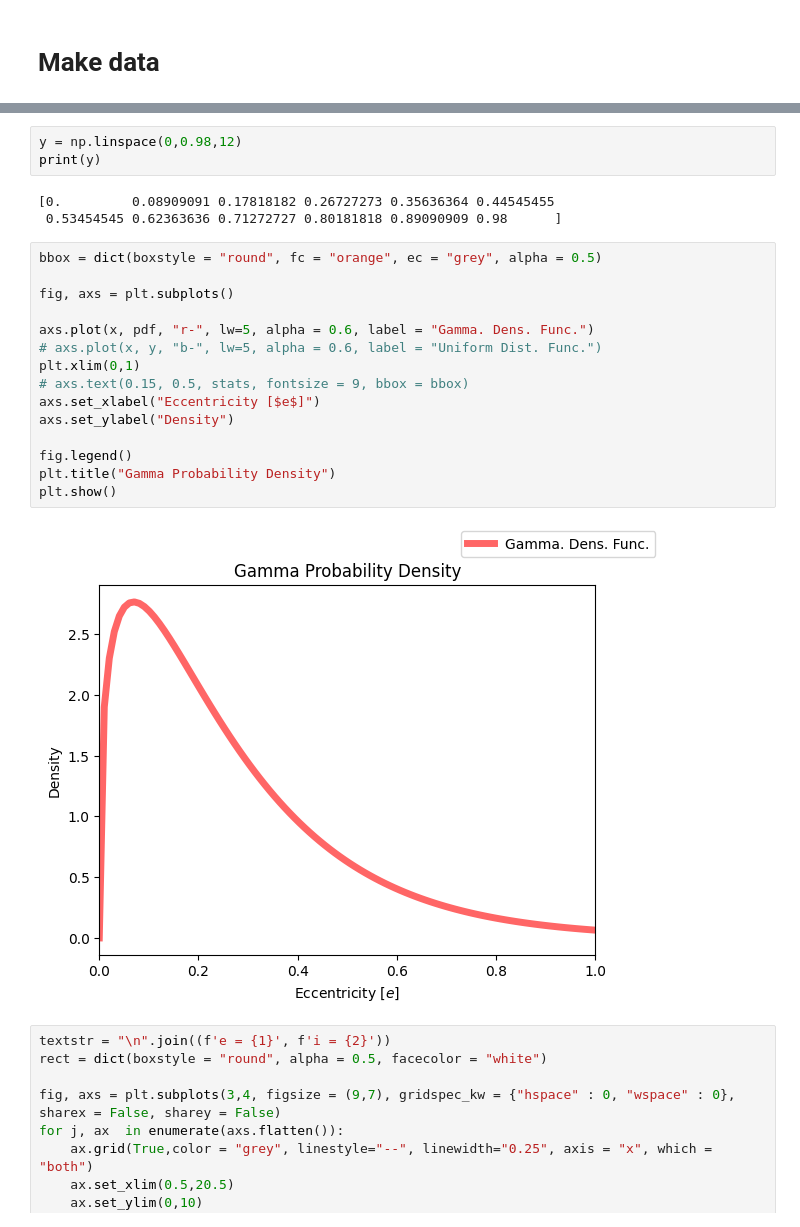
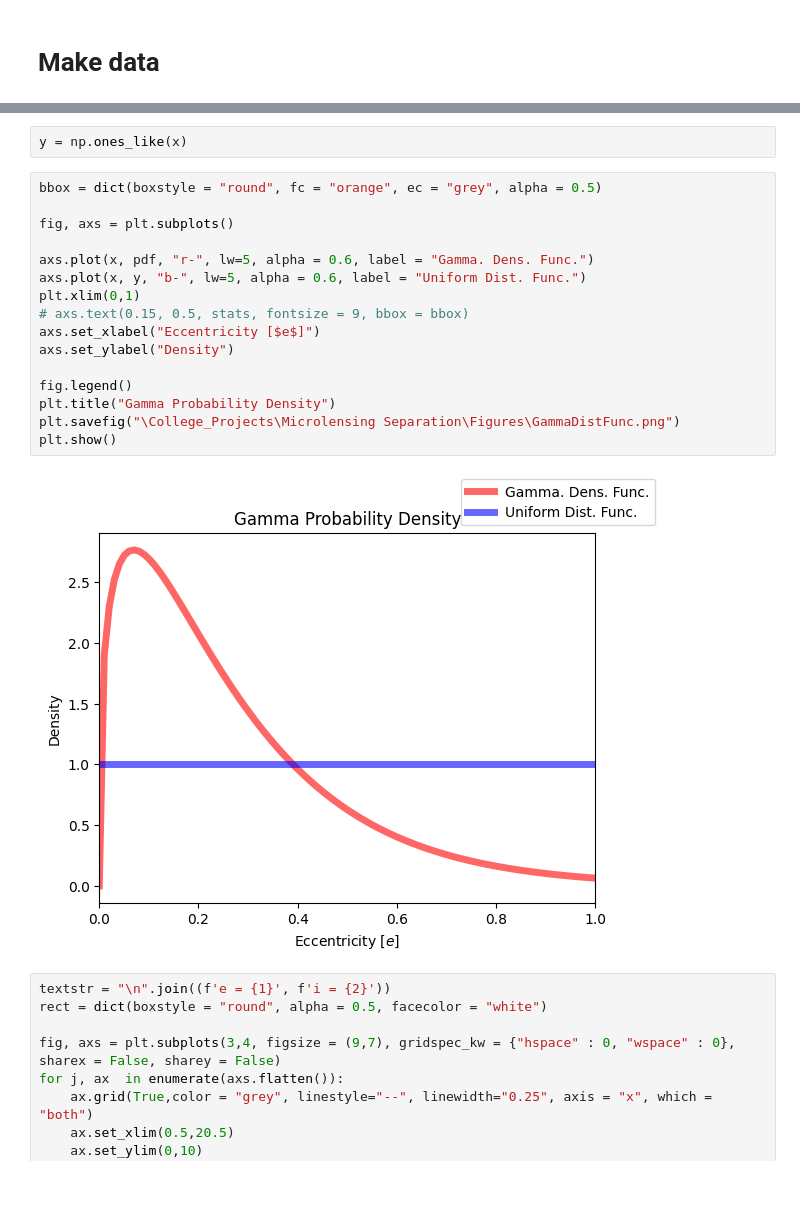
Before and after one commit to victorkarkour/Microlensing-Separation, a Jupyter notebook: Dist_e.ipynb, the cells around one changed output, grey strips where cells are left out. Drawn from its saved outputs; the diff is of its cells as text; blank space fills up the shorter version.

```diff
--- a/Dist_e.ipynb
+++ b/Dist_e.ipynb
@@ -20,26 +18,23 @@ Error:
 # %%
-y = np.linspace(0,0.98,12)
-print(y)
+y = np.ones_like(x)
-# %% [output]
-[0.         0.08909091 0.17818182 0.26727273 0.35636364 0.44545455
- 0.53454545 0.62363636 0.71272727 0.80181818 0.89090909 0.98      ]
 # %%
 bbox = dict(boxstyle = "round", fc = "orange", ec = "grey", alpha = 0.5)
 
 fig, axs = plt.subplots()
 
 axs.plot(x, pdf, "r-", lw=5, alpha = 0.6, label = "Gamma. Dens. Func.")
-# axs.plot(x, y, "b-", lw=5, alpha = 0.6, label = "Uniform Dist. Func.")
+axs.plot(x, y, "b-", lw=5, alpha = 0.6, label = "Uniform Dist. Func.")
 plt.xlim(0,1)
 # axs.text(0.15, 0.5, stats, fontsize = 9, bbox = bbox)
 axs.set_xlabel("Eccentricity [$e$]")
 axs.set_ylabel("Density")
 
 fig.legend()
 plt.title("Gamma Probability Density")
+plt.savefig("\College_Projects\Microlensing Separation\Figures\GammaDistFunc.png")
 plt.show()
 # %% [output]
-[figure, old version]
+[figure, new version]
 # %%
 textstr = "\n".join((f'e = {1}', f'i = {2}'))
 rect = dict(boxstyle = "round", alpha = 0.5, facecolor = "white")
```
Also changed, not shown: parts of 1 cell of this notebook, 8 other files.
